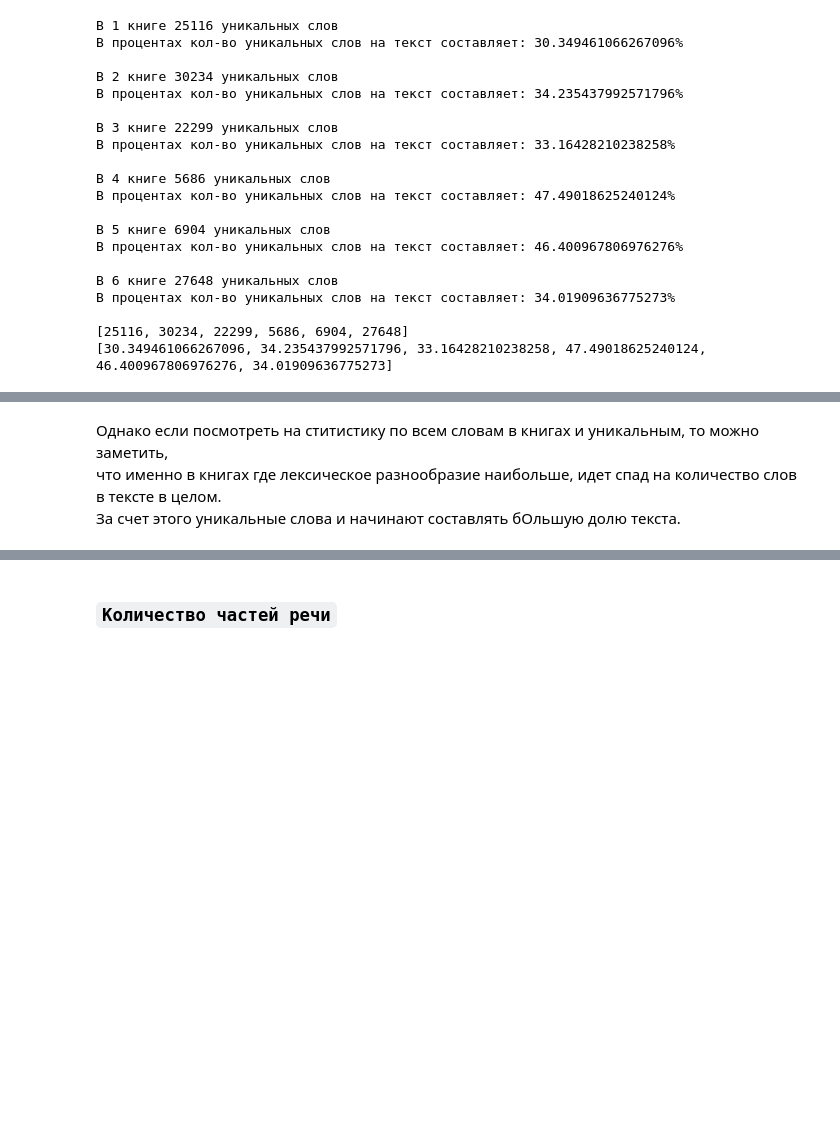
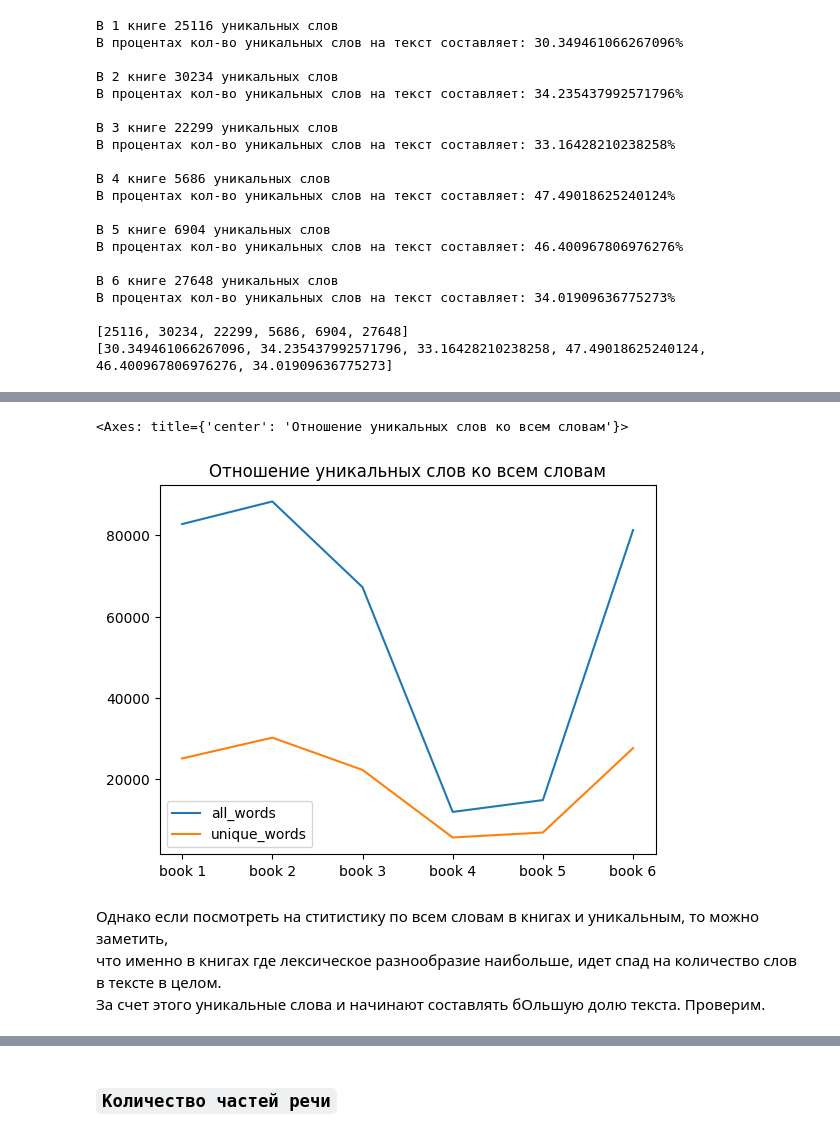
Before and after one commit to mariiabrynskaia/python, a Jupyter notebook: nlp/6_works/test_6.ipynb, the cells around one changed output, grey strips where cells are left out. Cells and saved outputs as stored; diff of their text form; code cells hidden in the pictures; blank space fills up the shorter version.

```diff
--- a/nlp/6_works/test_6.ipynb
+++ b/nlp/6_works/test_6.ipynb
@@ -128,7 +133,10 @@ fig.show()
 # %%
 df = pd.DataFrame(dict(data_words))
-fig = df.plot.line()
-fig.show()
+fig1 = df.plot.line(title = 'Отношение уникальных слов ко всем словам')
+display(fig1)
+# %% [output]
+<Axes: title={'center': 'Отношение уникальных слов ко всем словам'}>
+[figure, added]
 # %% [markdown]
-Однако если посмотреть на ститистику по всем словам в книгах и уникальным, то можно заметить, <br> что именно в книгах где лексическое разнообразие наибольше, идет спад на количество слов в тексте в целом.<br> За счет этого уникальные слова и начинают составлять бОльшую долю текста.
+Однако если посмотреть на ститистику по всем словам в книгах и уникальным, то можно заметить, <br> что именно в книгах где лексическое разнообразие наибольше, идет спад на количество слов в тексте в целом.<br> За счет этого уникальные слова и начинают составлять бОльшую долю текста. Проверим.
 # %%
```
Also changed, not shown: parts of 55 cells of this notebook.
